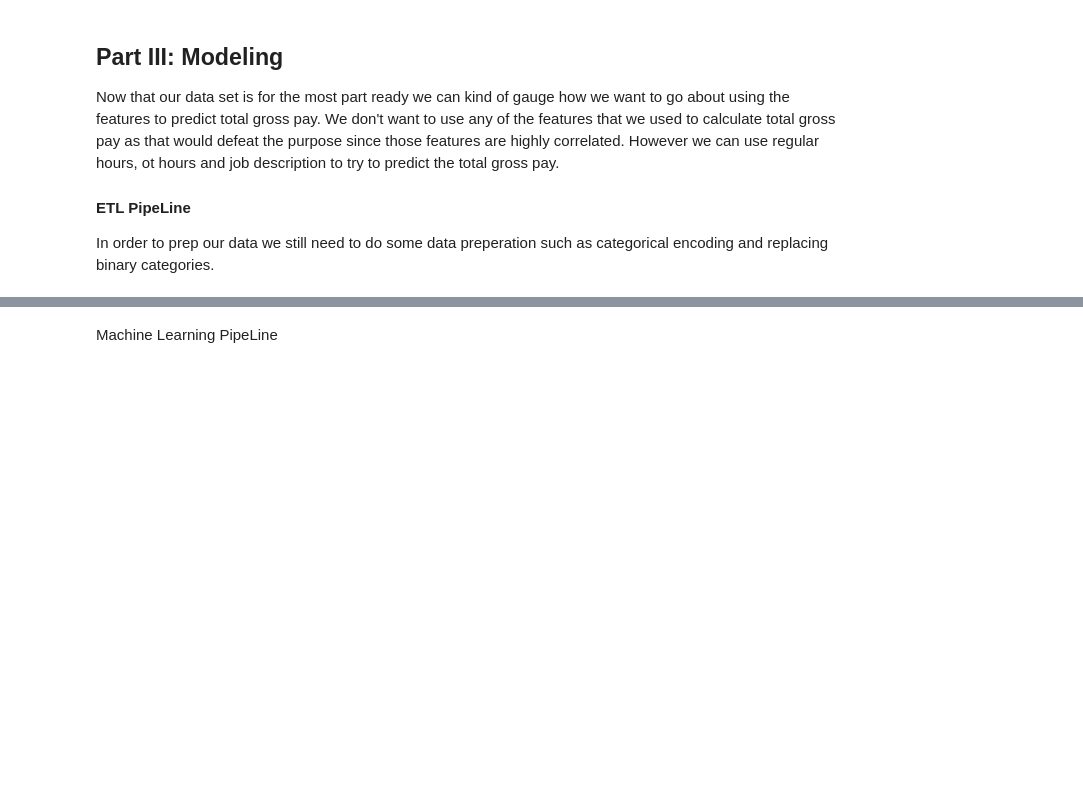
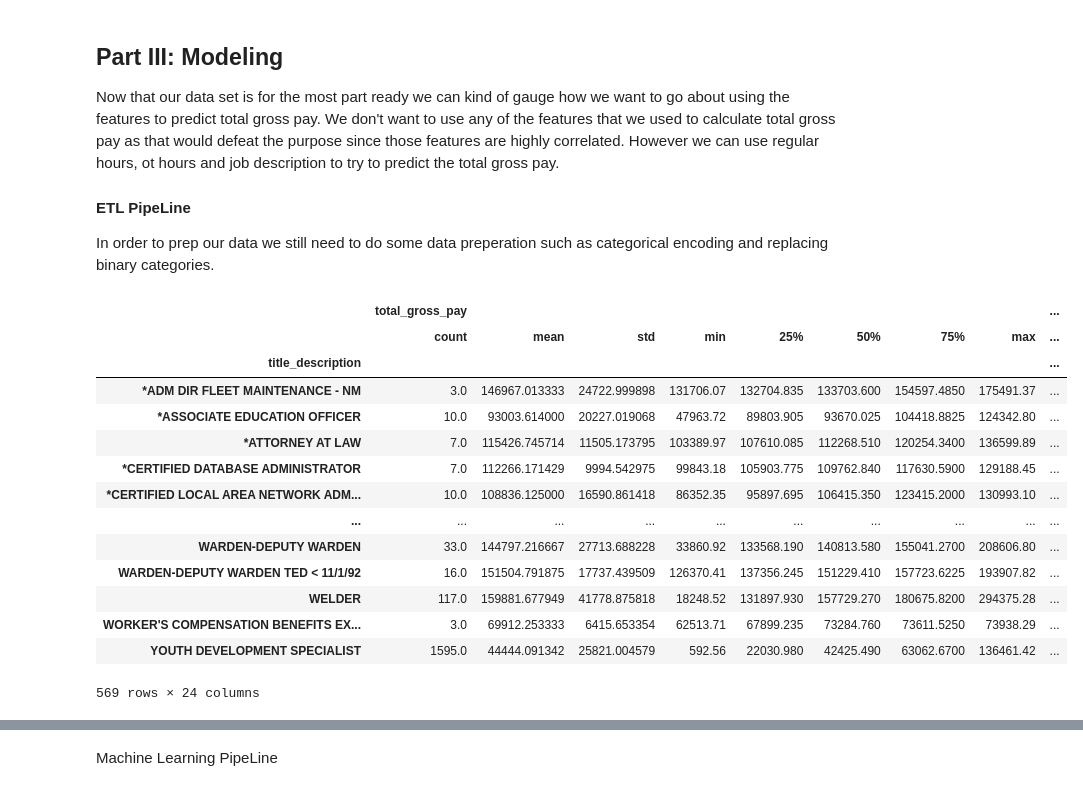
Before and after one commit to defunSM/NYC-Salary-Predictor, a Jupyter notebook: NYC_Salary_Forcasting.ipynb, the cells around one changed output, grey strips where cells are left out. Drawn from its saved outputs; the diff is of its cells as text; code cells hidden in the pictures; blank space fills up the shorter version.

```diff
--- a/NYC_Salary_Forcasting.ipynb
+++ b/NYC_Salary_Forcasting.ipynb
@@ -377,3 +377,23 @@ Now that our data set is for the most part ready we can kind of gauge how we wan
 In order to prep our data we still need to do some data preperation such as categorical encoding and replacing binary categories.
 # %%
 model_df = clean_df[['total_gross_pay','title_description', 'regular_hours', 'ot_hours']]
+# %%
+# We want to see how much of each title description
+
+model_df.groupby('title_description').describe()
+# %% [output]
+|  | total_gross_pay |  |  |  |  |  |  |  | ... |
+|  | count | mean | std | min | 25% | 50% | 75% | max | ... |
+| title_description |  |  |  |  |  |  |  |  | ... |
+| *ADM DIR FLEET MAINTENANCE - NM | 3.0 | 146967.013333 | 24722.999898 | 131706.07 | 132704.835 | 133703.600 | 154597.4850 | 175491.37 | ... |
+| *ASSOCIATE EDUCATION OFFICER | 10.0 | 93003.614000 | 20227.019068 | 47963.72 | 89803.905 | 93670.025 | 104418.8825 | 124342.80 | ... |
+| *ATTORNEY AT LAW | 7.0 | 115426.745714 | 11505.173795 | 103389.97 | 107610.085 | 112268.510 | 120254.3400 | 136599.89 | ... |
+| *CERTIFIED DATABASE ADMINISTRATOR | 7.0 | 112266.171429 | 9994.542975 | 99843.18 | 105903.775 | 109762.840 | 117630.5900 | 129188.45 | ... |
+| *CERTIFIED LOCAL AREA NETWORK ADM... | 10.0 | 108836.125000 | 16590.861418 | 86352.35 | 95897.695 | 106415.350 | 123415.2000 | 130993.10 | ... |
+| ... | ... | ... | ... | ... | ... | ... | ... | ... | ... |
+| WARDEN-DEPUTY WARDEN | 33.0 | 144797.216667 | 27713.688228 | 33860.92 | 133568.190 | 140813.580 | 155041.2700 | 208606.80 | ... |
+| WARDEN-DEPUTY WARDEN TED < 11/1/92 | 16.0 | 151504.791875 | 17737.439509 | 126370.41 | 137356.245 | 151229.410 | 157723.6225 | 193907.82 | ... |
+| WELDER | 117.0 | 159881.677949 | 41778.875818 | 18248.52 | 131897.930 | 157729.270 | 180675.8200 | 294375.28 | ... |
+| WORKER'S COMPENSATION BENEFITS EX... | 3.0 | 69912.253333 | 6415.653354 | 62513.71 | 67899.235 | 73284.760 | 73611.5250 | 73938.29 | ... |
+| YOUTH DEVELOPMENT SPECIALIST | 1595.0 | 44444.091342 | 25821.004579 | 592.56 | 22030.980 | 42425.490 | 63062.6700 | 136461.42 | ... |
+569 rows × 24 columns
```
Also changed, not shown: parts of 16 cells of this notebook.
